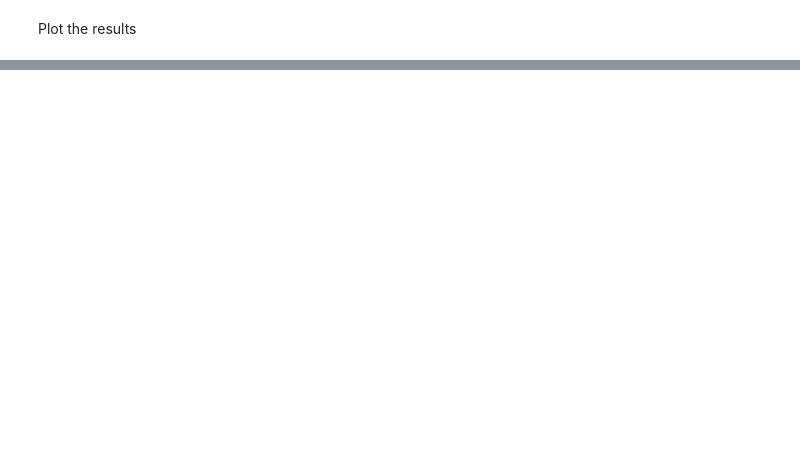
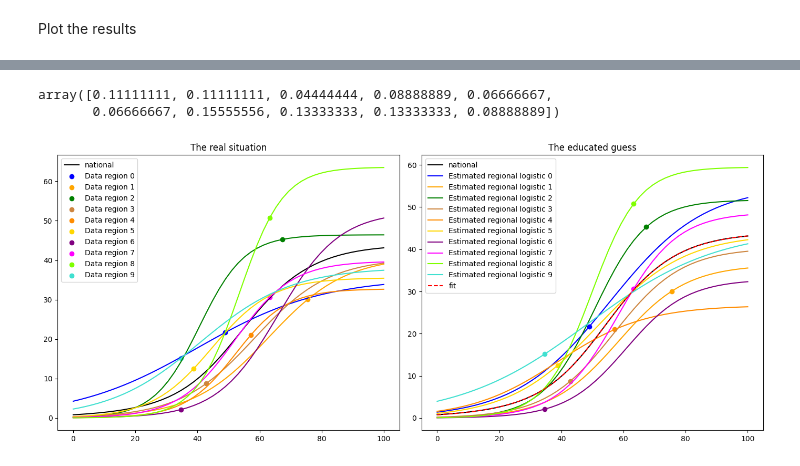
Before and after one commit to ohauterville/spatialization_module_cluster, a Jupyter notebook: regional_logistic.ipynb, the cells around one changed output, grey strips where cells are left out. Saved outputs shown, nothing was run; the diff lists cells and outputs as text; code cells hidden in the pictures; blank space fills up the shorter version.

```diff
--- a/regional_logistic.ipynb
+++ b/regional_logistic.ipynb
@@ -144,0 +139,45 @@ plt.plot()
+# %%
+population_
+# %% [output]
+array([0.11111111, 0.11111111, 0.04444444, 0.08888889, 0.06666667,
+       0.06666667, 0.15555556, 0.13333333, 0.13333333, 0.08888889])
+# %%
+# Assuming necessary variables like x, nb_reg, etc. are defined
+
+fig, axes = plt.subplots(1, 2, figsize=(14, 6))  # Create 1 row, 2 columns of plots
+
+# First Plot: "The real situation"
+axes[0].set_title("The real situation")
+axes[0].plot(x, national_logistic, color="k", label="national")
+
+for i in range(nb_reg):
+    axes[0].scatter(data_x_[i], data_y_[i], color=colors_reg[i], label=f"Data region {i}")
+    axes[0].plot(x, regional_logistics_[i], color=colors_reg[i])
+
+axes[0].legend()
+
+# Second Plot: "The educated guess"
+guessed_logistic = np.zeros_like(x)  # Initialize as array instead of list
+axes[1].set_title("The educated guess")
+axes[1].plot(x, national_logistic, color="k", label="national")
+
+for i in range(nb_reg):
+    axes[1].scatter(data_x_[i], data_y_[i], color=colors_reg[i])  # Removed label for scatter
+    axes[1].plot(
+        x,
+        logistic(x, opt.x[nb_vars * i + 0], opt.x[nb_vars * i + 1], opt.x[nb_vars * i + 2]),
+        color=colors_reg[i],
+        label=f"Estimated regional logistic {i}",
+    )
+    guessed_logistic += alpha_[i] * logistic(
+        x, opt.x[nb_vars * i + 0], opt.x[nb_vars * i + 1], opt.x[nb_vars * i + 2]
+    )
+
+axes[1].plot(x, guessed_logistic, color="r", label="fit", linestyle="dashed")
+axes[1].legend()
+
+# Adjust layout and show the plots
+plt.tight_layout()
+plt.show()
+# %% [output]
+[figure, added]
```
Also changed, not shown: parts of 9 cells of this notebook, 1 other file.
